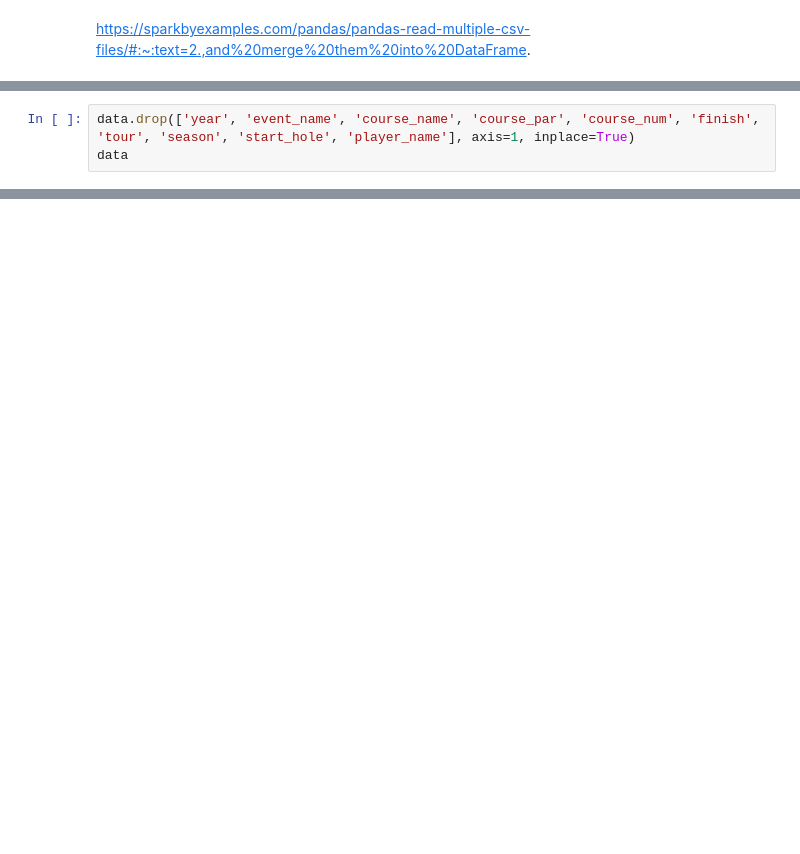
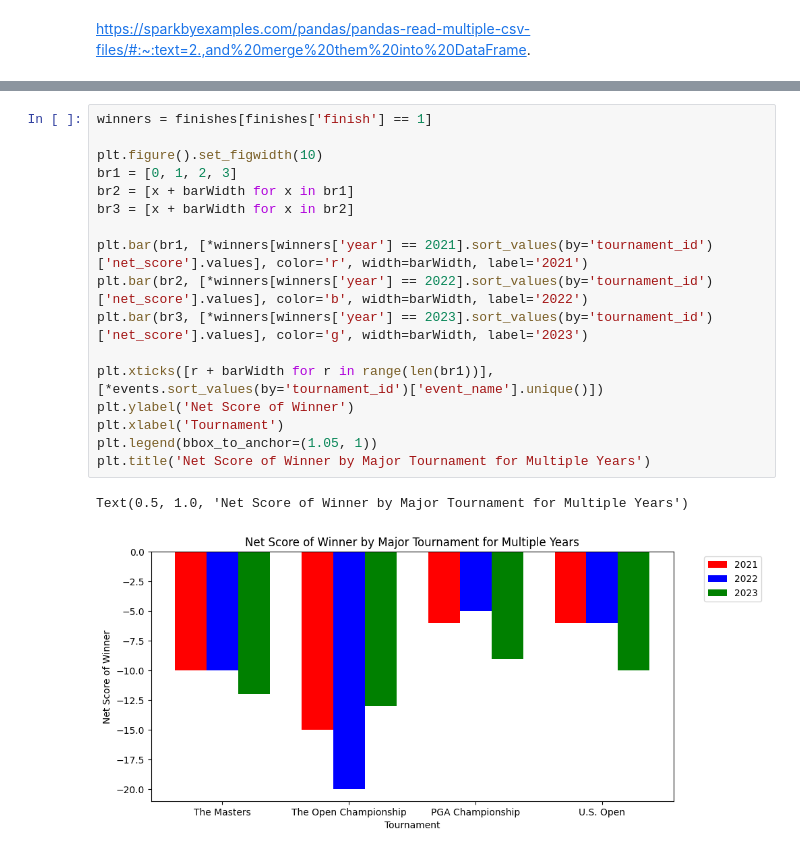
Before and after one commit to bendobbins/bendobbins.github.io, a Jupyter notebook: tutorial.ipynb, the cells around one changed output, grey strips where cells are left out. Drawn from its saved outputs; the diff is of its cells as text; blank space fills up the shorter version.

```diff
--- a/tutorial.ipynb
+++ b/tutorial.ipynb
@@ -88,3 +83,0 @@ finishes.head()
-# %%
-data.drop(['year', 'event_name', 'course_name', 'course_par', 'course_num', 'finish', 'tour', 'season', 'start_hole', 'player_name'], axis=1, inplace=True)
-data
@@ -110,0 +146,20 @@ Discuss null values
+# %%
+winners = finishes[finishes['finish'] == 1]
+
+plt.figure().set_figwidth(10)
+br1 = [0, 1, 2, 3]
+br2 = [x + barWidth for x in br1]
+br3 = [x + barWidth for x in br2]
+
+plt.bar(br1, [*winners[winners['year'] == 2021].sort_values(by='tournament_id')['net_score'].values], color='r', width=barWidth, label='2021')
+plt.bar(br2, [*winners[winners['year'] == 2022].sort_values(by='tournament_id')['net_score'].values], color='b', width=barWidth, label='2022')
+plt.bar(br3, [*winners[winners['year'] == 2023].sort_values(by='tournament_id')['net_score'].values], color='g', width=barWidth, label='2023')
+
+plt.xticks([r + barWidth for r in range(len(br1))], [*events.sort_values(by='tournament_id')['event_name'].unique()])
+plt.ylabel('Net Score of Winner')
+plt.xlabel('Tournament')
+plt.legend(bbox_to_anchor=(1.05, 1))
+plt.title('Net Score of Winner by Major Tournament for Multiple Years')
+# %% [output]
+Text(0.5, 1.0, 'Net Score of Winner by Major Tournament for Multiple Years')
+[figure, added]
```
Also changed, not shown: parts of 15 cells of this notebook, 1 other file.
